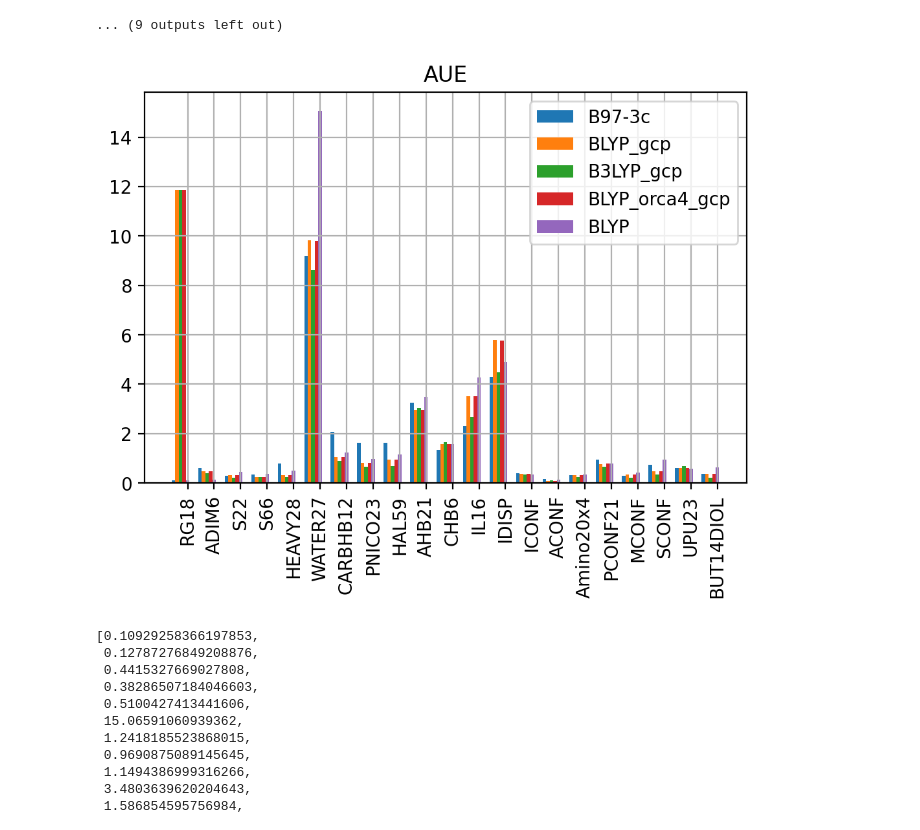
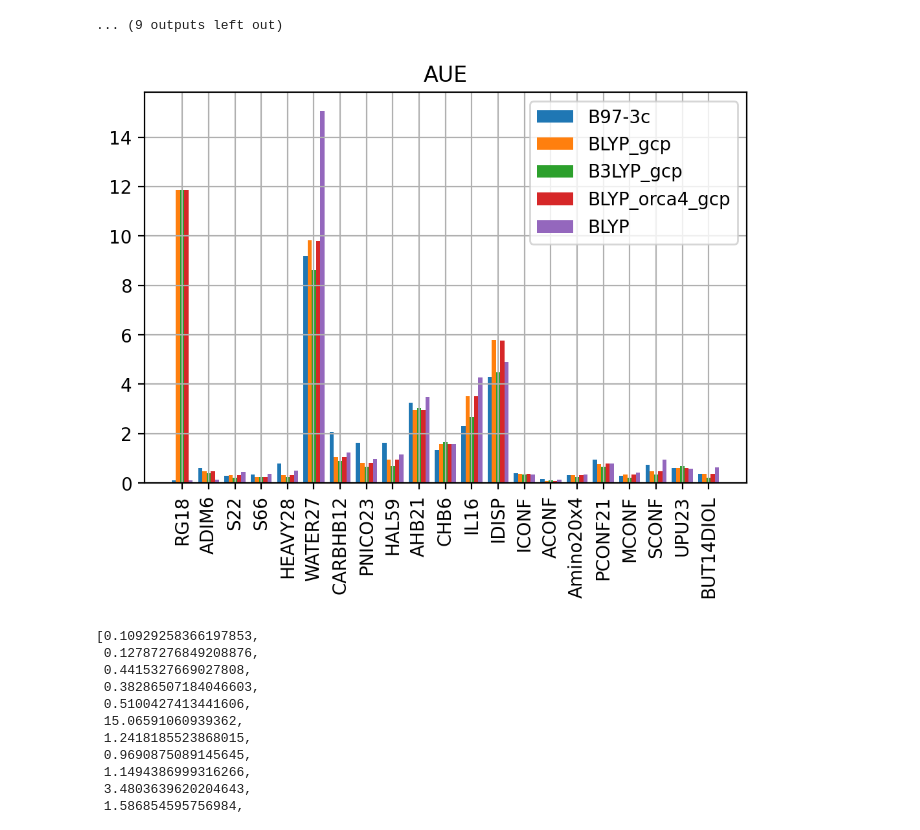
Before and after one commit to huichenggong/GMTKN55, a Jupyter notebook: GMTKN-py/Error_analysis.ipynb, the cells around one changed output. Saved outputs shown, nothing was run; the diff lists cells and outputs as text; code cells hidden in the pictures.

Commit message:
update comment and figure

```diff
--- a/GMTKN-py/Error_analysis.ipynb
+++ b/GMTKN-py/Error_analysis.ipynb
@@ -95,35 +95,36 @@ for s in sub_set:
 # %%
 plt.figure("AUE",dpi=200)
 plt.title("AUE")
 
 x = np.arange(len(sub_set))
-total_width, n = 0.8, 6
+total_width, n = 0.8, 5
 width = total_width / n
 
 
 
 data = AUE_dict["01_B973c"]
 plt.bar(x, data, width=width,label="B97-3c")
 plt.xticks(rotation = 90)
 
 data = AUE_dict["02_BLYP"]
 plt.bar(x+width, data, width=width,label="BLYP_gcp")
 
 data = AUE_dict["03_B3LYP"]
 plt.bar(x+2*width, data, width=width,label="B3LYP_gcp", tick_label=sub_set)
 
 data = AUE_dict["05_BLYP_orca4"]
-plt.bar(x+3*width, data, width=width,label="BLYP_orca4_gcp", tick_label=sub_set)
+plt.bar(x+3*width, data, width=width,label="BLYP_orca4_gcp")
 
 data = AUE_dict["06_BLYP"]
-plt.bar(x+4*width, data, width=width,label="BLYP", tick_label=sub_set)
+plt.bar(x+4*width, data, width=width,label="BLYP")
 
 
 plt.legend()
 plt.grid()
 #plt.yscale("log")
+plt.savefig("AUE_gcp.png")
 # %% [output]
-[figure, old version]
+[figure, new version]
 # %%
 AUE_dict["06_BLYP"]
 # %% [output]
```
